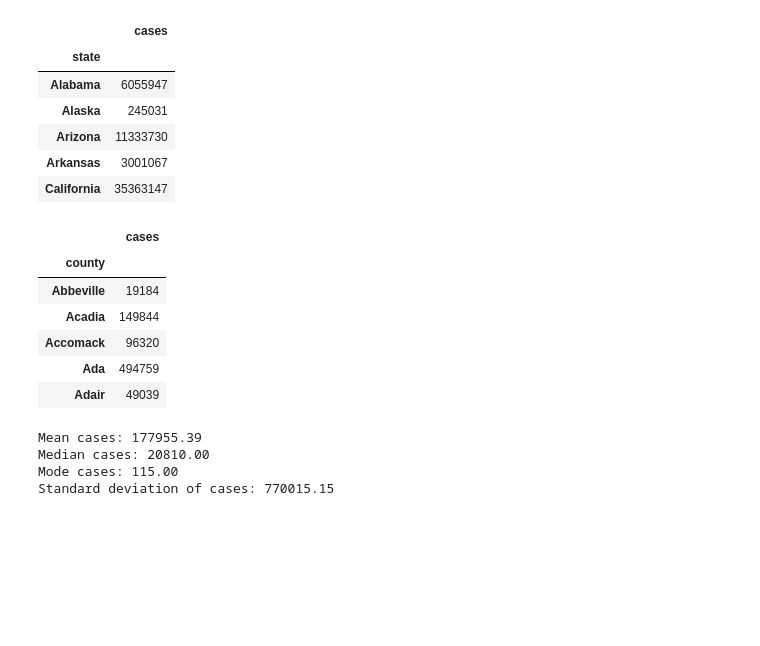
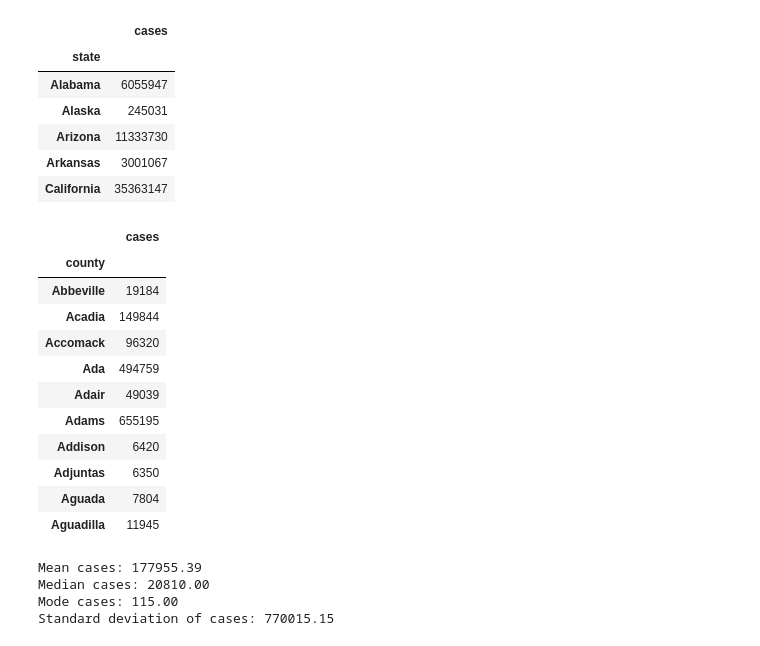
Before and after one commit to ryankracaw/project-one, a Jupyter notebook: Summer.ipynb, the cells around one changed output. Saved outputs shown, nothing was run; the diff lists cells and outputs as text; code cells hidden in the pictures; blank space fills up the shorter version.

```diff
--- a/Summer.ipynb
+++ b/Summer.ipynb
@@ -27,6 +19,7 @@ warnings.filterwarnings("ignore")
 # %%
 #File Path and read filepath and store into pandas DataFrames
 
-Filepath = os.path.join("Resources","us_counties_covid19_daily.csv")
+file = os.path.join("Resources","us_counties_covid19_daily.csv")
 
-C19_df = pd.read_csv(Filepath, encoding="ISO-8859-1")
+C19_df = pd.read_csv(file, encoding="ISO-8859-1")
+C19_df.head(10)
@@ -89,16 +84,21 @@ state_cases_df.head()
 # %%
 # Organize the data by grouping by state and calculating the total cases
 county_cases_df = SummerC19_df.groupby(['county']).agg({'cases': 'sum'})
 
-county_cases_df.head()
+county_cases_df.head(10)
 # %% [output]
 |  | cases |
 | county |  |
 | Abbeville | 19184 |
 | Acadia | 149844 |
 | Accomack | 96320 |
 | Ada | 494759 |
 | Adair | 49039 |
+| Adams | 655195 |
+| Addison | 6420 |
+| Adjuntas | 6350 |
+| Aguada | 7804 |
+| Aguadilla | 11945 |
 # %%
 # Calculate the mean, median, mode, and standard deviation of total Summer cases by county
 mean_cases = county_cases_df['cases'].mean()
```
Also changed, not shown: parts of 4 cells of this notebook.
